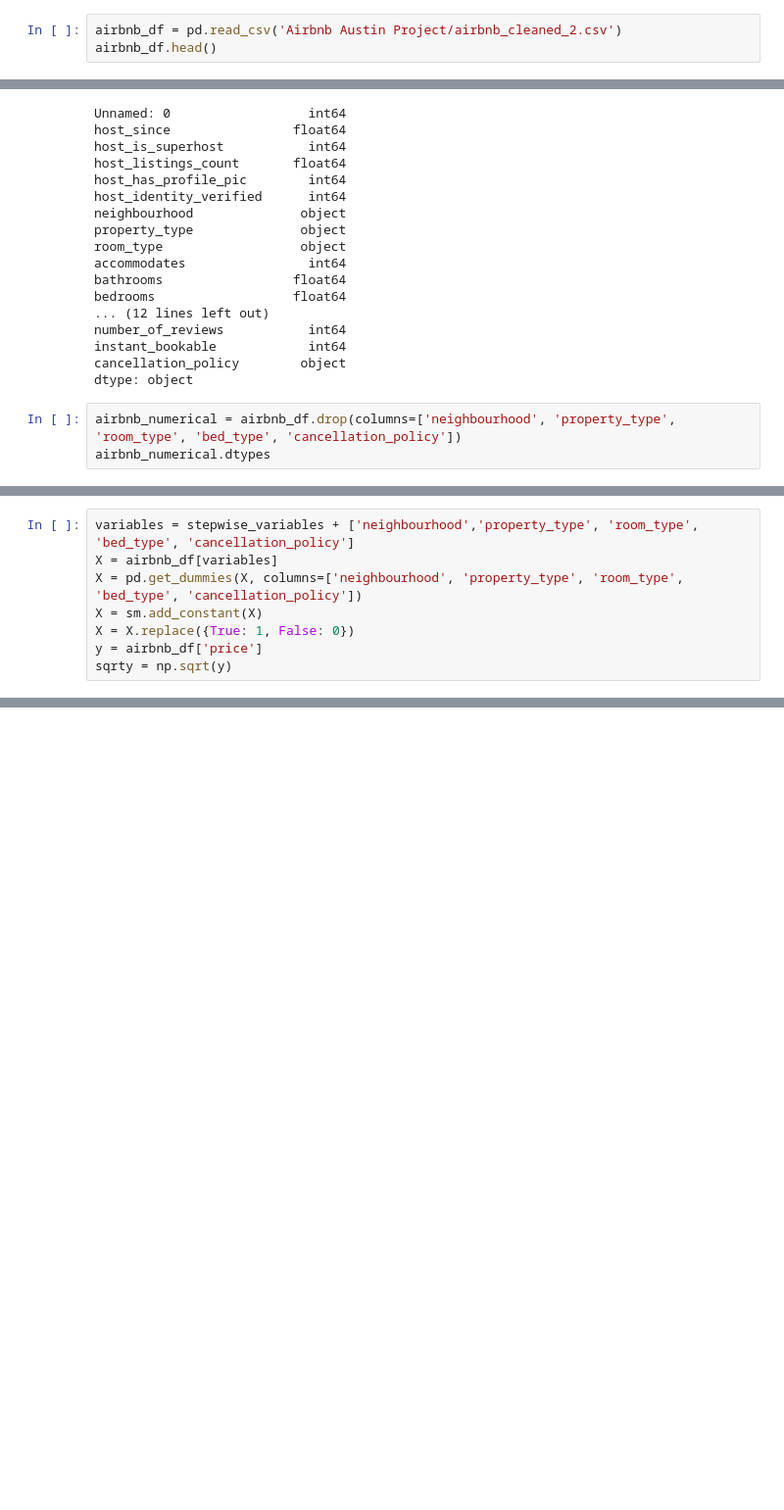
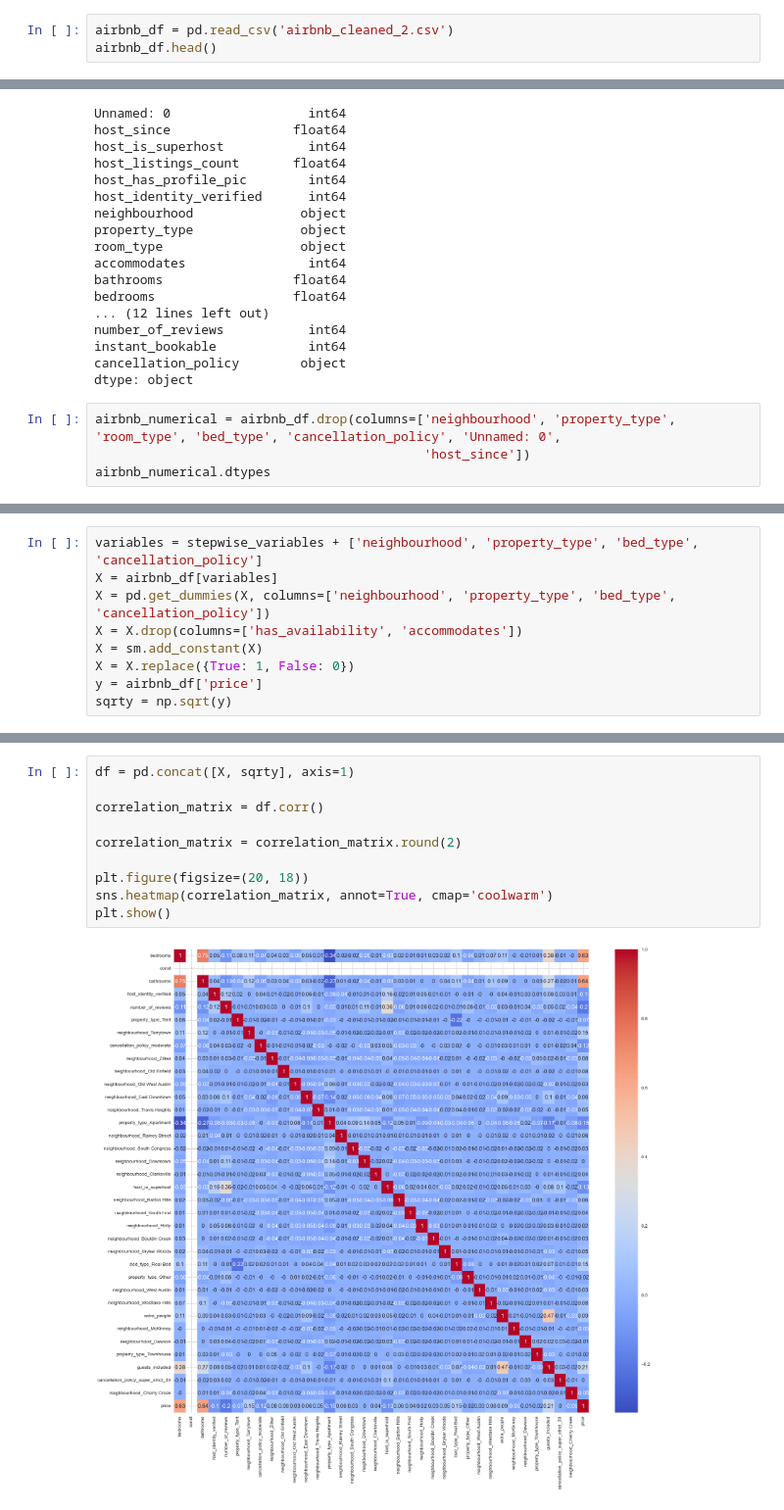
Before and after one commit to TomRush20/BAN-6025-Machine-Learning, a Jupyter notebook: Airbnb Austin Project/Final_Linear_Regression.ipynb, the cells around one changed output, grey strips where cells are left out. Shown at 98% size. Cells and saved outputs as stored; diff of their text form; blank space fills up the shorter version.

```diff
--- a/Airbnb Austin Project/Final_Linear_Regression.ipynb
+++ b/Airbnb Austin Project/Final_Linear_Regression.ipynb
@@ -60,7 +60,7 @@ def stepwise_selection(X, y,
            break
     return included
 # %%
-airbnb_df = pd.read_csv('Airbnb Austin Project/airbnb_cleaned_2.csv')
+airbnb_df = pd.read_csv('airbnb_cleaned_2.csv')
 airbnb_df.head()
 # %% [output]
 |  | Unnamed: 0 | host_since | host_is_superhost | host_listings_count | host_has_profile_pic | ... |
@@ -91,6 +91,7 @@ instant_bookable            int64
 cancellation_policy        object
 dtype: object
 # %%
-airbnb_numerical = airbnb_df.drop(columns=['neighbourhood', 'property_type', 'room_type', 'bed_type', 'cancellation_policy'])
+airbnb_numerical = airbnb_df.drop(columns=['neighbourhood', 'property_type', 'room_type', 'bed_type', 'cancellation_policy', 'Unnamed: 0',
+                                           'host_since'])
 airbnb_numerical.dtypes
 # %% [output]
@@ -168,7 +177,8 @@ for column in nominal_data:
 # %%
-variables = stepwise_variables + ['neighbourhood','property_type', 'room_type', 'bed_type', 'cancellation_policy']
+variables = stepwise_variables + ['neighbourhood', 'property_type', 'bed_type', 'cancellation_policy']
 X = airbnb_df[variables]
-X = pd.get_dummies(X, columns=['neighbourhood', 'property_type', 'room_type', 'bed_type', 'cancellation_policy'])
+X = pd.get_dummies(X, columns=['neighbourhood', 'property_type', 'bed_type', 'cancellation_policy'])
+X = X.drop(columns=['has_availability', 'accommodates'])
 X = sm.add_constant(X)
 X = X.replace({True: 1, False: 0})
 y = airbnb_df['price']
@@ -239,3 +249,15 @@ Covariance Type:            nonrobust
 
 Notes:
 [1] Standard Errors assume that the covariance matrix of the errors is correctly specified.
+# %%
+df = pd.concat([X, sqrty], axis=1)
+
+correlation_matrix = df.corr()
+
+correlation_matrix = correlation_matrix.round(2)
+
+plt.figure(figsize=(20, 18))
+sns.heatmap(correlation_matrix, annot=True, cmap='coolwarm')
+plt.show()
+# %% [output]
+[figure, added]
```
Also changed, not shown: parts of 9 cells of this notebook, 3 other files.
